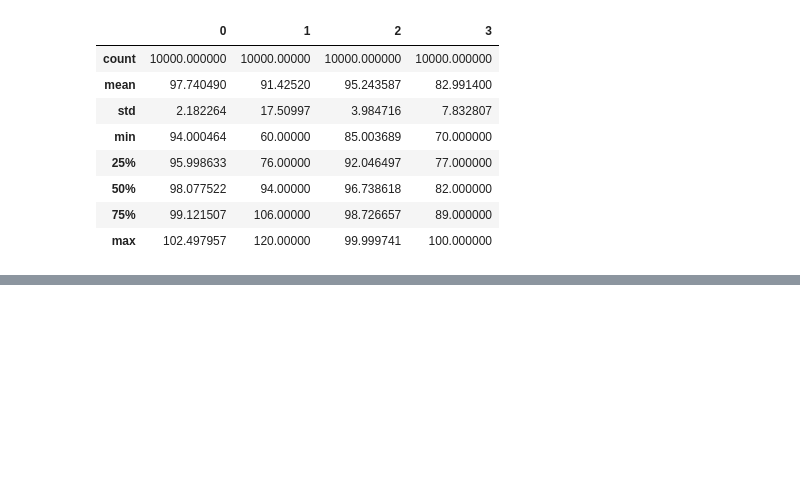
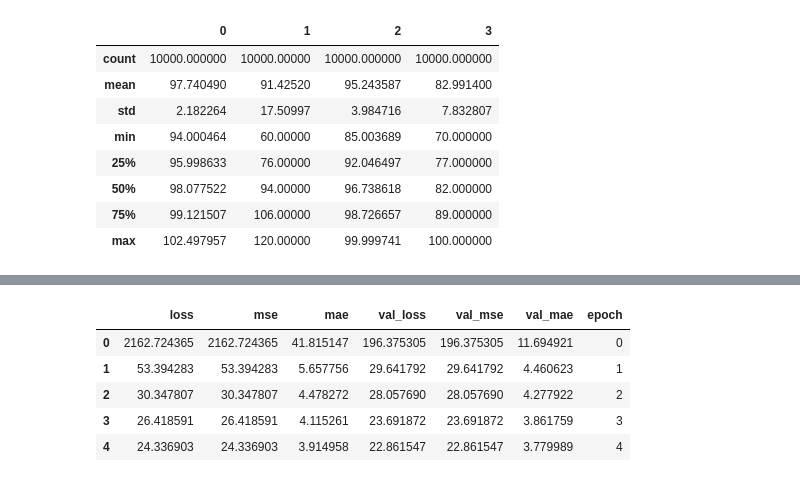
Before and after one commit to NomanNasirMinhas/Health-Monitoring-with-Theta-Middleware, a Jupyter notebook: Machine Learning/TensorflowCode.ipynb, the cells around one changed output, grey strips where cells are left out. Cells and saved outputs as stored; diff of their text form; code cells hidden in the pictures; blank space fills up the shorter version.

```diff
--- a/Machine Learning/TensorflowCode.ipynb
+++ b/Machine Learning/TensorflowCode.ipynb
@@ -193,0 +188,11 @@ def plot_loss(history):
+# %%
+hist = pd.DataFrame(history.history)
+hist['epoch'] = history.epoch
+hist.head()
+# %% [output]
+|  | loss | mse | mae | val_loss | val_mse | val_mae | epoch |
+| 0 | 2162.724365 | 2162.724365 | 41.815147 | 196.375305 | 196.375305 | 11.694921 | 0 |
+| 1 | 53.394283 | 53.394283 | 5.657756 | 29.641792 | 29.641792 | 4.460623 | 1 |
+| 2 | 30.347807 | 30.347807 | 4.478272 | 28.057690 | 28.057690 | 4.277922 | 2 |
+| 3 | 26.418591 | 26.418591 | 4.115261 | 23.691872 | 23.691872 | 3.861759 | 3 |
+| 4 | 24.336903 | 24.336903 | 3.914958 | 22.861547 | 22.861547 | 3.779989 | 4 |
```
Also changed, not shown: parts of 42 cells of this notebook, 5 other files.
